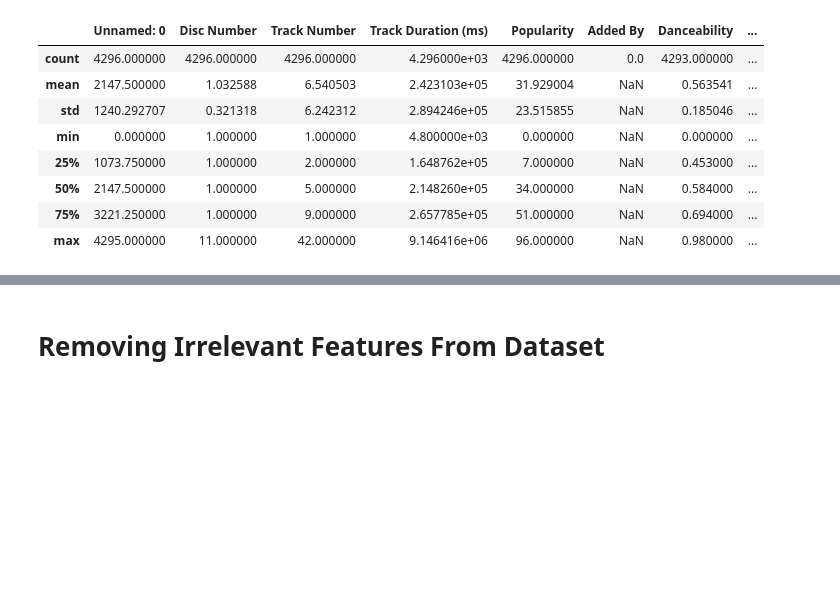
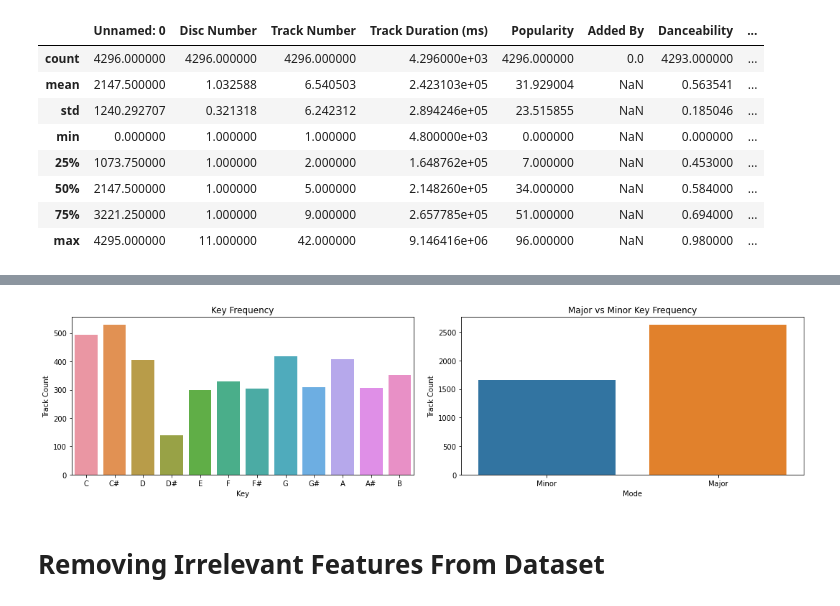
Before and after one commit to nullmaxwell/learnify, a Jupyter notebook: main.ipynb, the cells around one changed output, grey strips where cells are left out. Cells and saved outputs as stored; diff of their text form; code cells hidden in the pictures; blank space fills up the shorter version.

```diff
--- a/main.ipynb
+++ b/main.ipynb
@@ -44,3 +85,23 @@ labeled_songs.describe()
+# %%
+import seaborn as sns
+
+plt.figure(figsize=(15,4))
+
+plt.subplot(1, 2, 1)
+axes = sns.countplot(analysis_data['Key'])
+axes.set(xticklabels=['C', 'C#', 'D', 'D#', 'E', 'F', 'F#', 'G', 'G#', 'A', 'A#', 'B'])
+plt.ylabel('Track Count')
+plt.title('Key Frequency')
+
+plt.subplot(1, 2, 2)
+axes = sns.countplot(analysis_data['Mode'])
+axes.set(xticklabels=['Minor', 'Major'])
+plt.ylabel('Track Count')
+plt.title('Major vs Minor Key Frequency');
+
+plt.tight_layout(w_pad=2)
+# %% [output]
+[figure, added]
 # %% [markdown]
 # Removing Irrelevant Features From Dataset
 # %%
```
Also changed, not shown: parts of 19 cells of this notebook.
